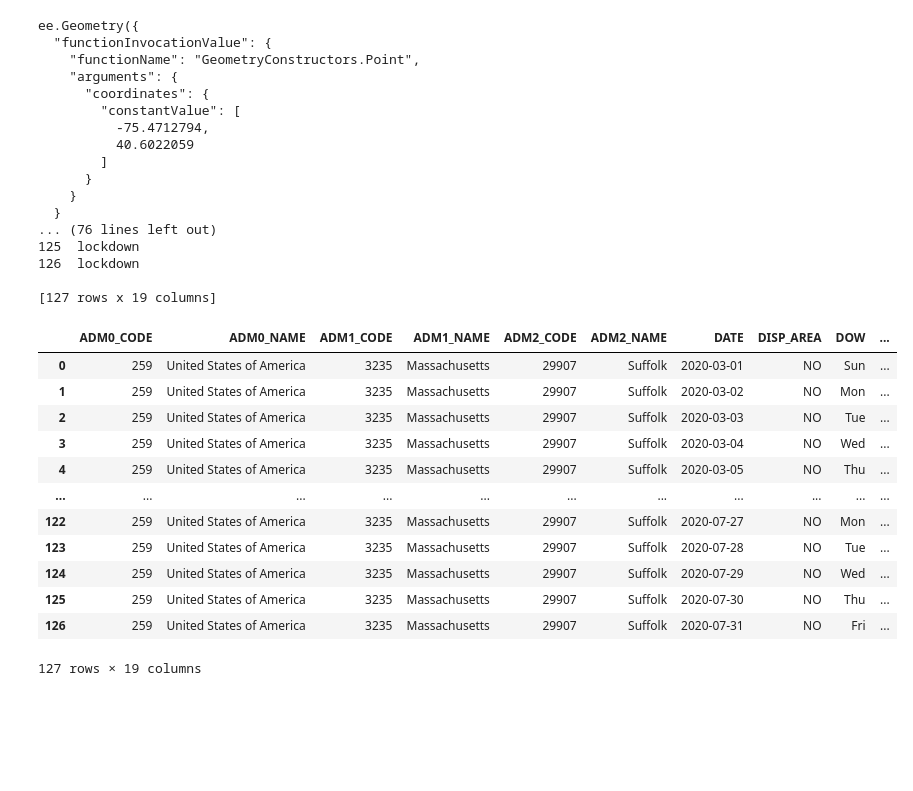
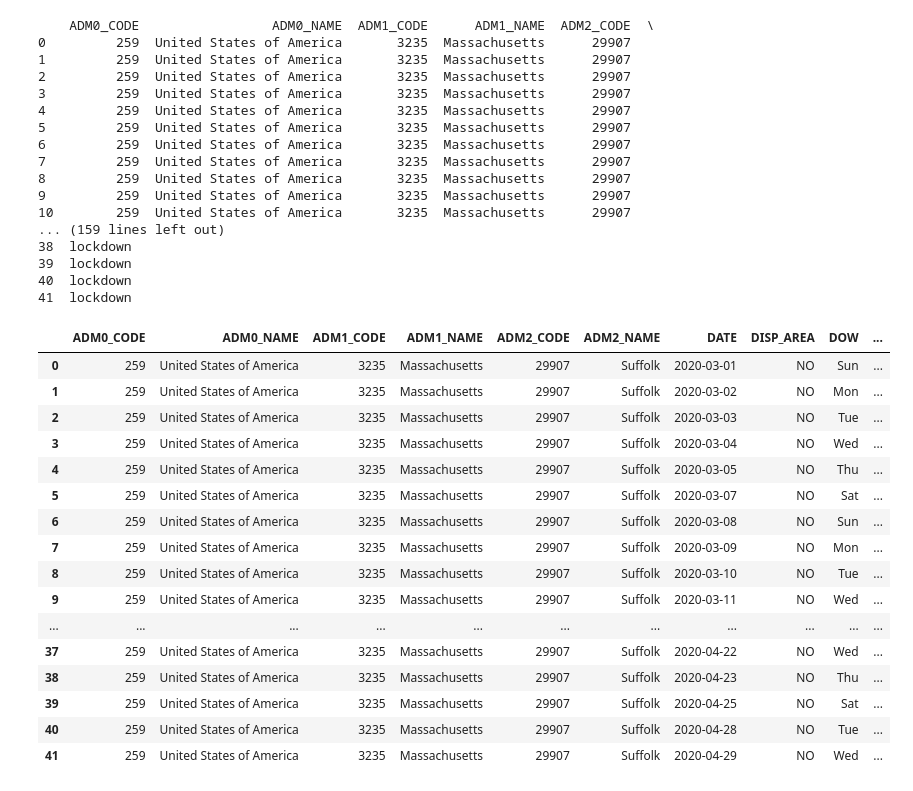
Before and after one commit to SM24-Industrial-Software-Dev/ML-forecasting-NOx-levels, a Jupyter notebook: get_Data_API_2_0.ipynb, the cells around one changed output. Saved outputs shown, nothing was run; the diff lists cells and outputs as text; code cells hidden in the pictures; blank space fills up the shorter version.

```diff
--- a/get_Data_API_2_0.ipynb
+++ b/get_Data_API_2_0.ipynb
@@ -39,7 +39,7 @@ import geopy
 # importing geopy library
 from geopy.geocoders import Nominatim
 
-def get_Data(locations):
+def get_Data(locations, sdate, edate, cloudmasking):
   loc = Nominatim(user_agent="GetLoc")
 
   adminUnits=ee.FeatureCollection(
@@ -50,7 +50,7 @@ def get_Data(locations):
           getloc = loc.geocode(location)
           coordinates = ee.Geometry.Point(getloc.longitude, getloc.latitude)
           geoCollection.append(ee.Feature(coordinates, {'region': location}))
-          print(coordinates)
+
 
   geometries = ee.FeatureCollection(geoCollection)
 
@@ -67,15 +67,19 @@ def get_Data(locations):
 
   no2Raw = ee.ImageCollection('COPERNICUS/S5P/OFFL/L3_NO2')
 
-  CLOUD_MASK_FRACTION = 0.3 # You can play around with this value.
+  CLOUD_MASK_FRACTION = cloudmasking # You can play around with this value.
   def maskClouds(image):
     cf = image.select('cloud_fraction')
     mask=cf.lte(CLOUD_MASK_FRACTION)
     return image.updateMask(mask).copyProperties(image)
 
   # get start and end dates for sentinel 5P data
-  startDate = ee.Date('2020-03-01')
-  endDate = ee.Date('2020-08-01')
+  try:
+    startDate = ee.Date(sdate)
+    endDate = ee.Date(edate)
+  except:
+    print("Invalid dates")
+    return None
 
   ndays = endDate.difference(startDate, 'days')
 
@@ -135,7 +139,7 @@ def get_Data(locations):
 
         return getConc(img)
 
-  no2AggChange=no2.filterDate('2020-03-01', '2020-08-01') \
+  no2AggChange=no2.filterDate(startDate, endDate) \
                               .map(lambda img:createConc(img, 'lockdown')) \
                               .filter(ee.Filter.notNull(['conc']))
 
@@ -155,35 +159,39 @@ def get_Data(locations):
   print(NO2_stat_df)
   return NO2_stat_df
 # %%
-get_Data(["Allentown", "New York", "Boston"])
+get_Data(["Allentown", "New York", "Boston"], "2020-03-01", "2020-05-01", 0.3)
 # %% [output]
-ee.Geometry({
-  "functionInvocationValue": {
-    "functionName": "GeometryConstructors.Point",
-    "arguments": {
-      "coordinates": {
-        "constantValue": [
-          -75.4712794,
-          40.6022059
-        ]
-      }
-    }
-  }
-... (76 lines left out)
-125  lockdown
-126  lockdown
-
-[127 rows x 19 columns]
+    ADM0_CODE                 ADM0_NAME  ADM1_CODE      ADM1_NAME  ADM2_CODE  \
+0         259  United States of America       3235  Massachusetts      29907
+1         259  United States of America       3235  Massachusetts      29907
+2         259  United States of America       3235  Massachusetts      29907
+3         259  United States of America       3235  Massachusetts      29907
+4         259  United States of America       3235  Massachusetts      29907
+5         259  United States of America       3235  Massachusetts      29907
+6         259  United States of America       3235  Massachusetts      29907
+7         259  United States of America       3235  Massachusetts      29907
+8         259  United States of America       3235  Massachusetts      29907
+9         259  United States of America       3235  Massachusetts      29907
+10        259  United States of America       3235  Massachusetts      29907
+... (159 lines left out)
+38  lockdown
+39  lockdown
+40  lockdown
+41  lockdown
 |  | ADM0_CODE | ADM0_NAME | ADM1_CODE | ADM1_NAME | ADM2_CODE | ADM2_NAME | DATE | DISP_AREA | DOW | ... |
 | 0 | 259 | United States of America | 3235 | Massachusetts | 29907 | Suffolk | 2020-03-01 | NO | Sun | ... |
 | 1 | 259 | United States of America | 3235 | Massachusetts | 29907 | Suffolk | 2020-03-02 | NO | Mon | ... |
 | 2 | 259 | United States of America | 3235 | Massachusetts | 29907 | Suffolk | 2020-03-03 | NO | Tue | ... |
 | 3 | 259 | United States of America | 3235 | Massachusetts | 29907 | Suffolk | 2020-03-04 | NO | Wed | ... |
 | 4 | 259 | United States of America | 3235 | Massachusetts | 29907 | Suffolk | 2020-03-05 | NO | Thu | ... |
+| 5 | 259 | United States of America | 3235 | Massachusetts | 29907 | Suffolk | 2020-03-07 | NO | Sat | ... |
+| 6 | 259 | United States of America | 3235 | Massachusetts | 29907 | Suffolk | 2020-03-08 | NO | Sun | ... |
+| 7 | 259 | United States of America | 3235 | Massachusetts | 29907 | Suffolk | 2020-03-09 | NO | Mon | ... |
+| 8 | 259 | United States of America | 3235 | Massachusetts | 29907 | Suffolk | 2020-03-10 | NO | Tue | ... |
+| 9 | 259 | United States of America | 3235 | Massachusetts | 29907 | Suffolk | 2020-03-11 | NO | Wed | ... |
 | ... | ... | ... | ... | ... | ... | ... | ... | ... | ... | ... |
-| 122 | 259 | United States of America | 3235 | Massachusetts | 29907 | Suffolk | 2020-07-27 | NO | Mon | ... |
-| 123 | 259 | United States of America | 3235 | Massachusetts | 29907 | Suffolk | 2020-07-28 | NO | Tue | ... |
-| 124 | 259 | United States of America | 3235 | Massachusetts | 29907 | Suffolk | 2020-07-29 | NO | Wed | ... |
-| 125 | 259 | United States of America | 3235 | Massachusetts | 29907 | Suffolk | 2020-07-30 | NO | Thu | ... |
-| 126 | 259 | United States of America | 3235 | Massachusetts | 29907 | Suffolk | 2020-07-31 | NO | Fri | ... |
+| 37 | 259 | United States of America | 3235 | Massachusetts | 29907 | Suffolk | 2020-04-22 | NO | Wed | ... |
+| 38 | 259 | United States of America | 3235 | Massachusetts | 29907 | Suffolk | 2020-04-23 | NO | Thu | ... |
+| 39 | 259 | United States of America | 3235 | Massachusetts | 29907 | Suffolk | 2020-04-25 | NO | Sat | ... |
+| 40 | 259 | United States of America | 3235 | Massachusetts | 29907 | Suffolk | 2020-04-28 | NO | Tue | ... |
+| 41 | 259 | United States of America | 3235 | Massachusetts | 29907 | Suffolk | 2020-04-29 | NO | Wed | ... |
-127 rows × 19 columns
```
